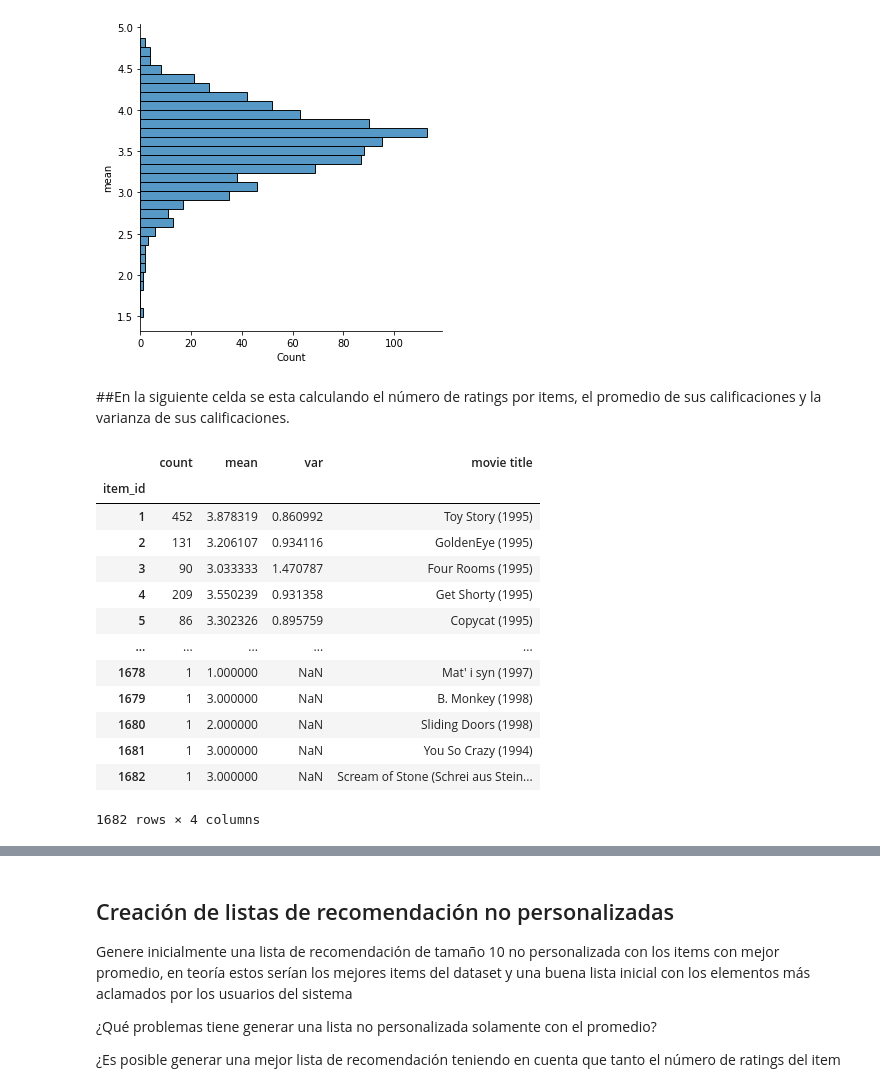
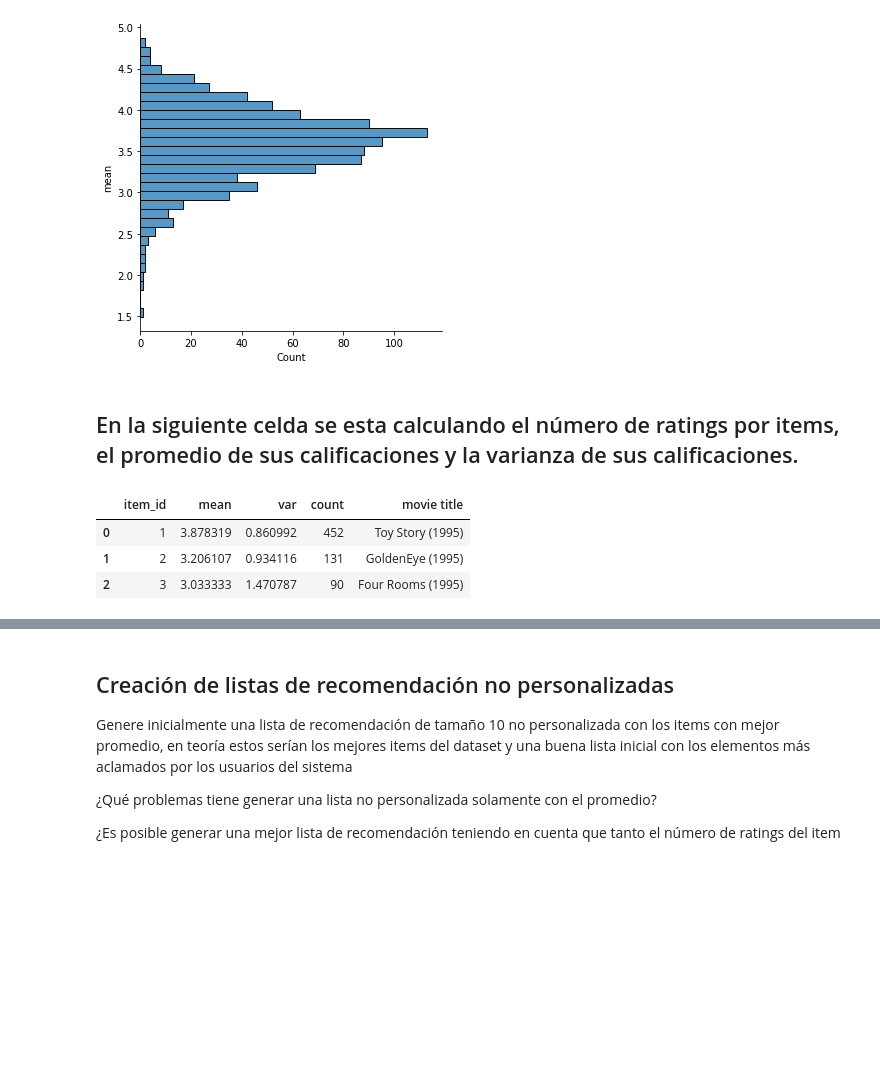
Before and after one commit to CristianMorenoMo/sistemas_recomendacion, a Jupyter notebook: taller_1.ipynb, the cells around one changed output, grey strips where cells are left out. Cells and saved outputs as stored; diff of their text form; code cells hidden in the pictures; blank space fills up the shorter version.

```diff
--- a/taller_1.ipynb
+++ b/taller_1.ipynb
@@ -116,22 +119,12 @@ plt.show()
 # %% [output]
 [figure]
 # %% [markdown]
-##En la siguiente celda se esta calculando el número de ratings por items, el promedio de sus calificaciones y la varianza de sus calificaciones.
+## En la siguiente celda se esta calculando el número de ratings por items, el promedio de sus calificaciones y la varianza de sus calificaciones.
 # %%
-ratings.groupby('item_id')['rating'].agg({'count','mean','var'}).join(items['movie title'], how='left')
+ratings.groupby('item_id')['rating'].agg({'count','mean','var'}).join(items['movie title'], how='left').reset_index().head(3)
 # %% [output]
-|  | count | mean | var | movie title |
-| item_id |  |  |  |  |
-| 1 | 452 | 3.878319 | 0.860992 | Toy Story (1995) |
-| 2 | 131 | 3.206107 | 0.934116 | GoldenEye (1995) |
-| 3 | 90 | 3.033333 | 1.470787 | Four Rooms (1995) |
-| 4 | 209 | 3.550239 | 0.931358 | Get Shorty (1995) |
-| 5 | 86 | 3.302326 | 0.895759 | Copycat (1995) |
-| ... | ... | ... | ... | ... |
-| 1678 | 1 | 1.000000 | NaN | Mat' i syn (1997) |
-| 1679 | 1 | 3.000000 | NaN | B. Monkey (1998) |
-| 1680 | 1 | 2.000000 | NaN | Sliding Doors (1998) |
-| 1681 | 1 | 3.000000 | NaN | You So Crazy (1994) |
-| 1682 | 1 | 3.000000 | NaN | Scream of Stone (Schrei aus Stein... |
+|  | item_id | mean | var | count | movie title |
+| 0 | 1 | 3.878319 | 0.860992 | 452 | Toy Story (1995) |
+| 1 | 2 | 3.206107 | 0.934116 | 131 | GoldenEye (1995) |
+| 2 | 3 | 3.033333 | 1.470787 | 90 | Four Rooms (1995) |
-1682 rows × 4 columns
 # %% [markdown]
```
Also changed, not shown: parts of 41 cells of this notebook.
